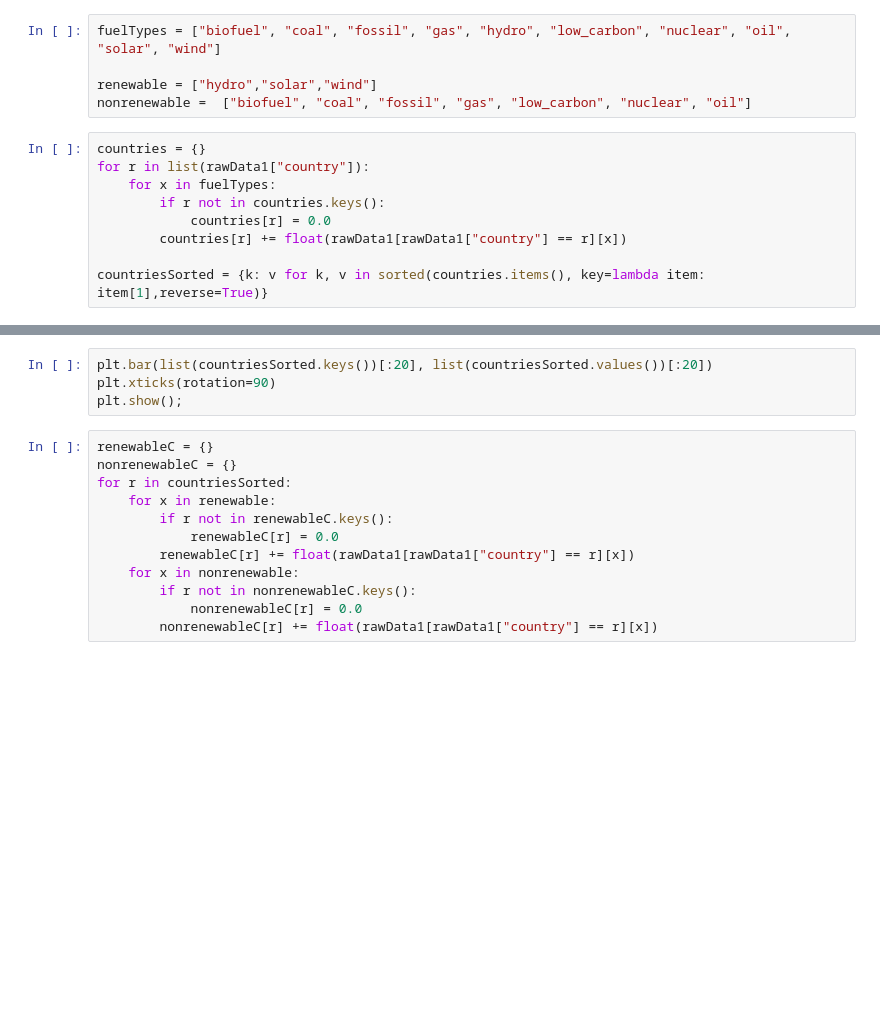
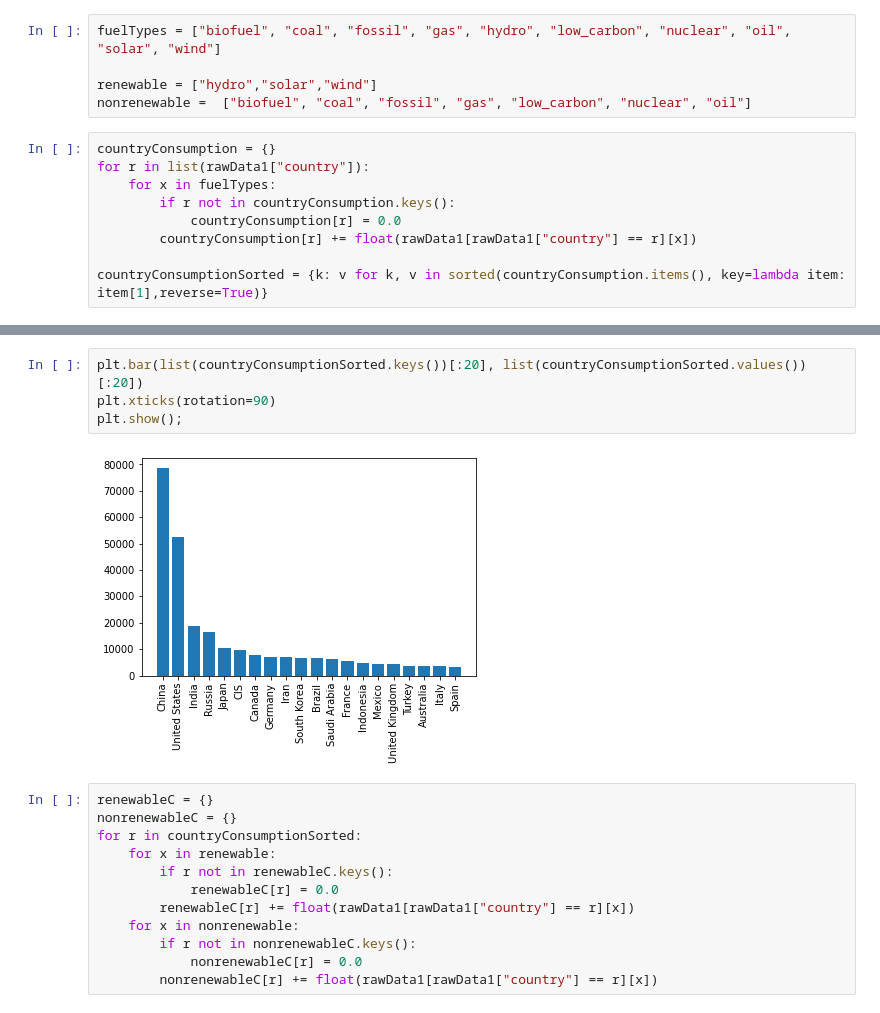
Before and after one commit to DarkoBashukoski/PR21DBKPNSET, a Jupyter notebook: UntitledP.ipynb, the cells around one changed output, grey strips where cells are left out. Cells and saved outputs as stored; diff of their text form; blank space fills up the shorter version.

```diff
--- a/UntitledP.ipynb
+++ b/UntitledP.ipynb
@@ -13,13 +12,13 @@ fuelTypes = ["biofuel", "coal", "fossil", "gas", "hydro", "low_carbon", "nuclear
 renewable = ["hydro","solar","wind"]
 nonrenewable =  ["biofuel", "coal", "fossil", "gas", "low_carbon", "nuclear", "oil"]
 # %%
-countries = {}
+countryConsumption = {}
 for r in list(rawData1["country"]):
     for x in fuelTypes:
-        if r not in countries.keys():
-            countries[r] = 0.0
-        countries[r] += float(rawData1[rawData1["country"] == r][x])
+        if r not in countryConsumption.keys():
+            countryConsumption[r] = 0.0
+        countryConsumption[r] += float(rawData1[rawData1["country"] == r][x])
 
-countriesSorted = {k: v for k, v in sorted(countries.items(), key=lambda item: item[1],reverse=True)}
+countryConsumptionSorted = {k: v for k, v in sorted(countryConsumption.items(), key=lambda item: item[1],reverse=True)}
 # %%
 print("Top 20:")
@@ -28,11 +45,13 @@ for k,v in list(countriesSorted.items())[:20]:
 # %%
-plt.bar(list(countriesSorted.keys())[:20], list(countriesSorted.values())[:20])
+plt.bar(list(countryConsumptionSorted.keys())[:20], list(countryConsumptionSorted.values())[:20])
 plt.xticks(rotation=90)
 plt.show();
+# %% [output]
+[figure, added]
 # %%
 renewableC = {}
 nonrenewableC = {}
-for r in countriesSorted:
+for r in countryConsumptionSorted:
     for x in renewable:
         if r not in renewableC.keys():
             renewableC[r] = 0.0
```
Also changed, not shown: parts of 7 cells of this notebook.
